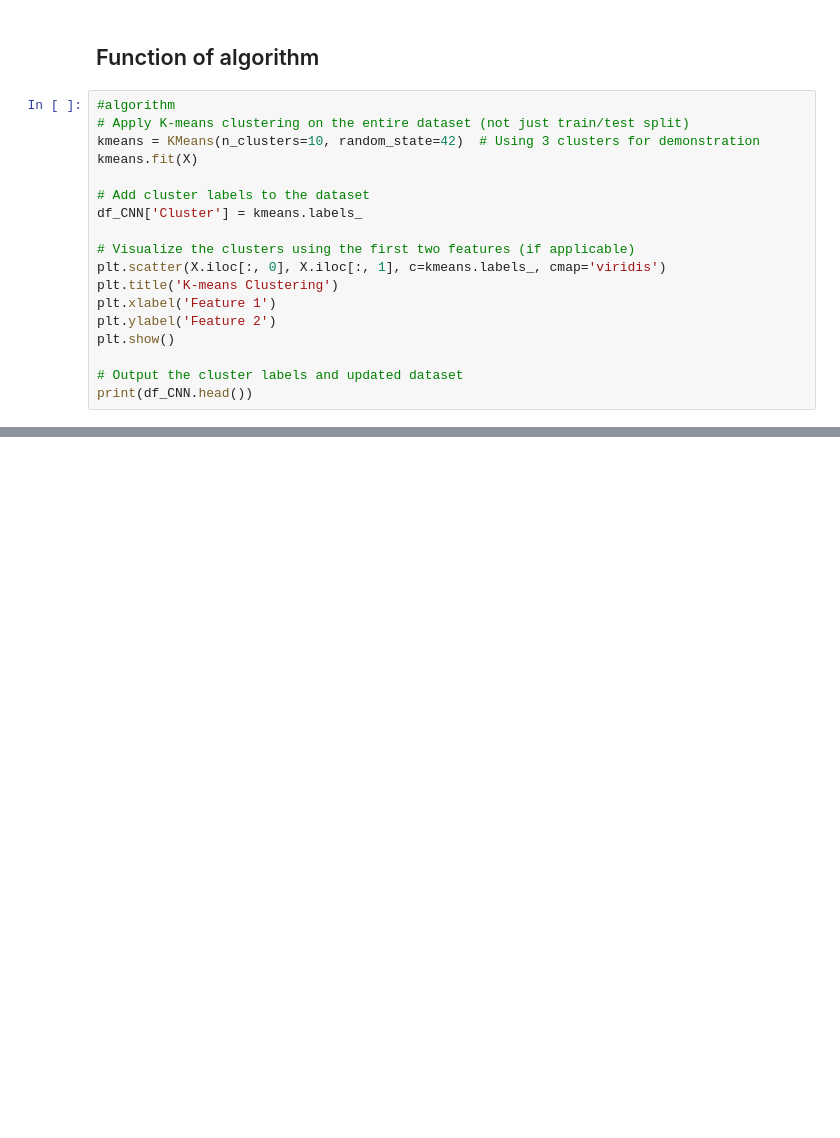
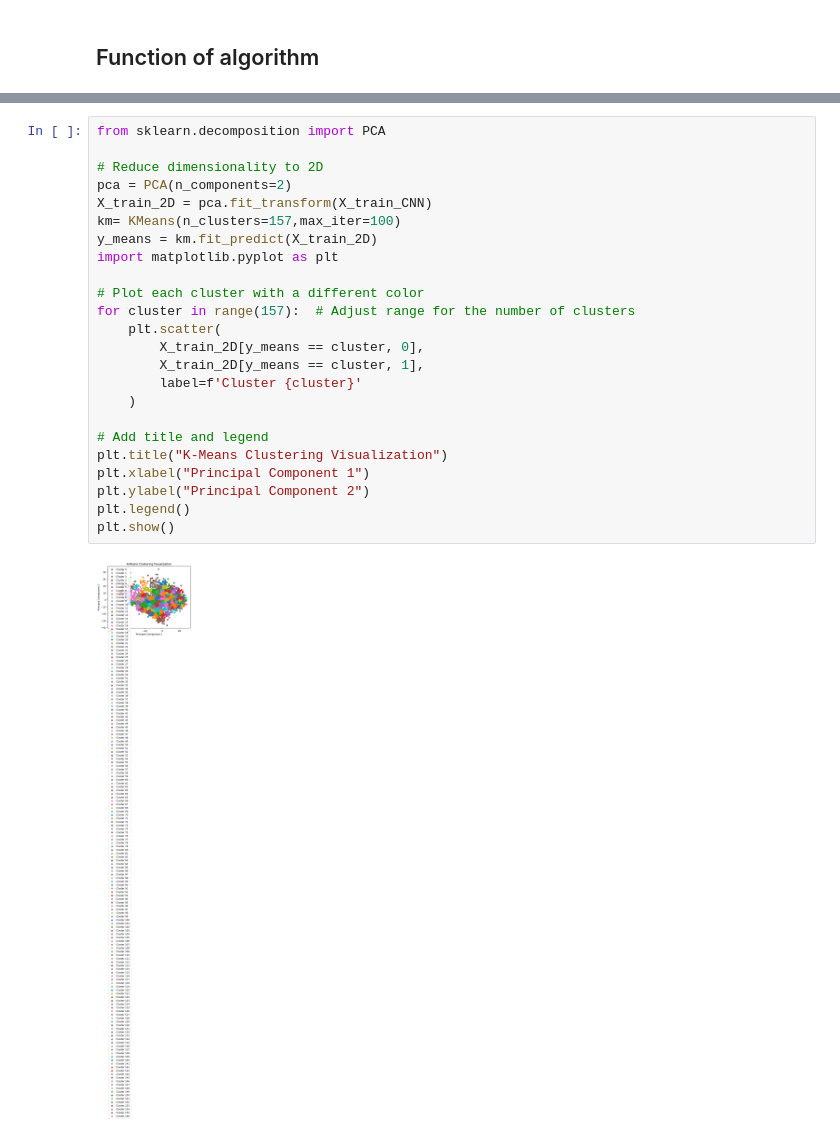
Before and after one commit to AgarwalMayank2/Face_Detection, a Jupyter notebook: applying_ML_algorithms/Clustering_PRMLproj.ipynb, the cells around one changed output, grey strips where cells are left out. Drawn from its saved outputs; the diff is of its cells as text; blank space fills up the shorter version.

Commit message:
Applied the k-means algorithm

```diff
--- a/applying_ML_algorithms/Clustering_PRMLproj.ipynb
+++ b/applying_ML_algorithms/Clustering_PRMLproj.ipynb
@@ -65,20 +65,2 @@ Training size: (3459, 2049), Testing size: (865, 2049)
 # %% [markdown]
 ## Function of algorithm
-# %%
-#algorithm
-# Apply K-means clustering on the entire dataset (not just train/test split)
-kmeans = KMeans(n_clusters=10, random_state=42)  # Using 3 clusters for demonstration
-kmeans.fit(X)
-
-# Add cluster labels to the dataset
-df_CNN['Cluster'] = kmeans.labels_
-
-# Visualize the clusters using the first two features (if applicable)
-plt.scatter(X.iloc[:, 0], X.iloc[:, 1], c=kmeans.labels_, cmap='viridis')
-plt.title('K-means Clustering')
-plt.xlabel('Feature 1')
-plt.ylabel('Feature 2')
-plt.show()
-
-# Output the cluster labels and updated dataset
-print(df_CNN.head())
@@ -103,0 +104,26 @@ print(df_CNN.head())
+# %%
+from sklearn.decomposition import PCA
+
+# Reduce dimensionality to 2D
+pca = PCA(n_components=2)
+X_train_2D = pca.fit_transform(X_train_CNN)
+km= KMeans(n_clusters=157,max_iter=100)
+y_means = km.fit_predict(X_train_2D)
+import matplotlib.pyplot as plt
+
+# Plot each cluster with a different color
+for cluster in range(157):  # Adjust range for the number of clusters
+    plt.scatter(
+        X_train_2D[y_means == cluster, 0],
+        X_train_2D[y_means == cluster, 1],
+        label=f'Cluster {cluster}'
+    )
+
+# Add title and legend
+plt.title("K-Means Clustering Visualization")
+plt.xlabel("Principal Component 1")
+plt.ylabel("Principal Component 2")
+plt.legend()
+plt.show()
+# %% [output]
+[figure, added]
```
Also changed, not shown: parts of 4 cells of this notebook.
